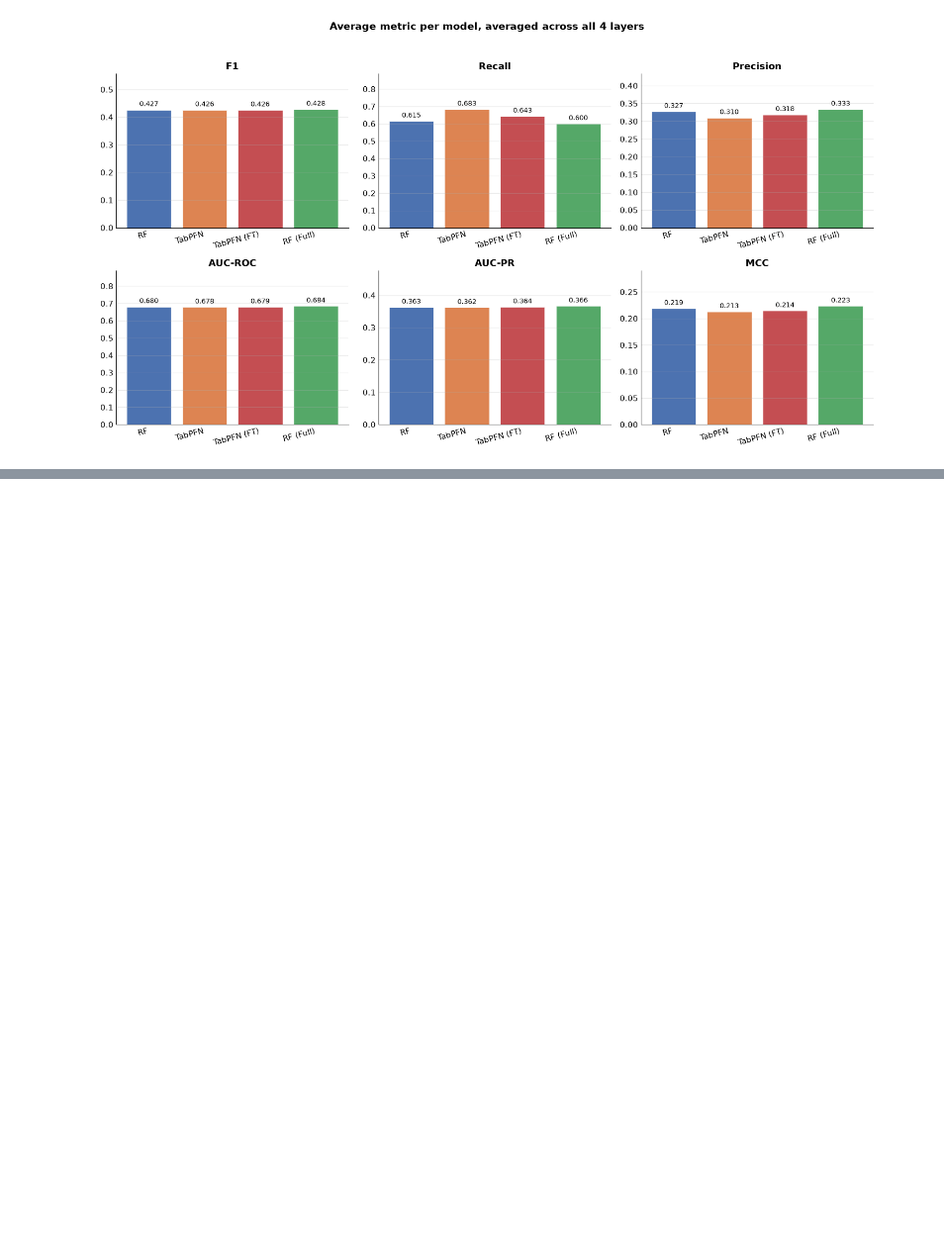
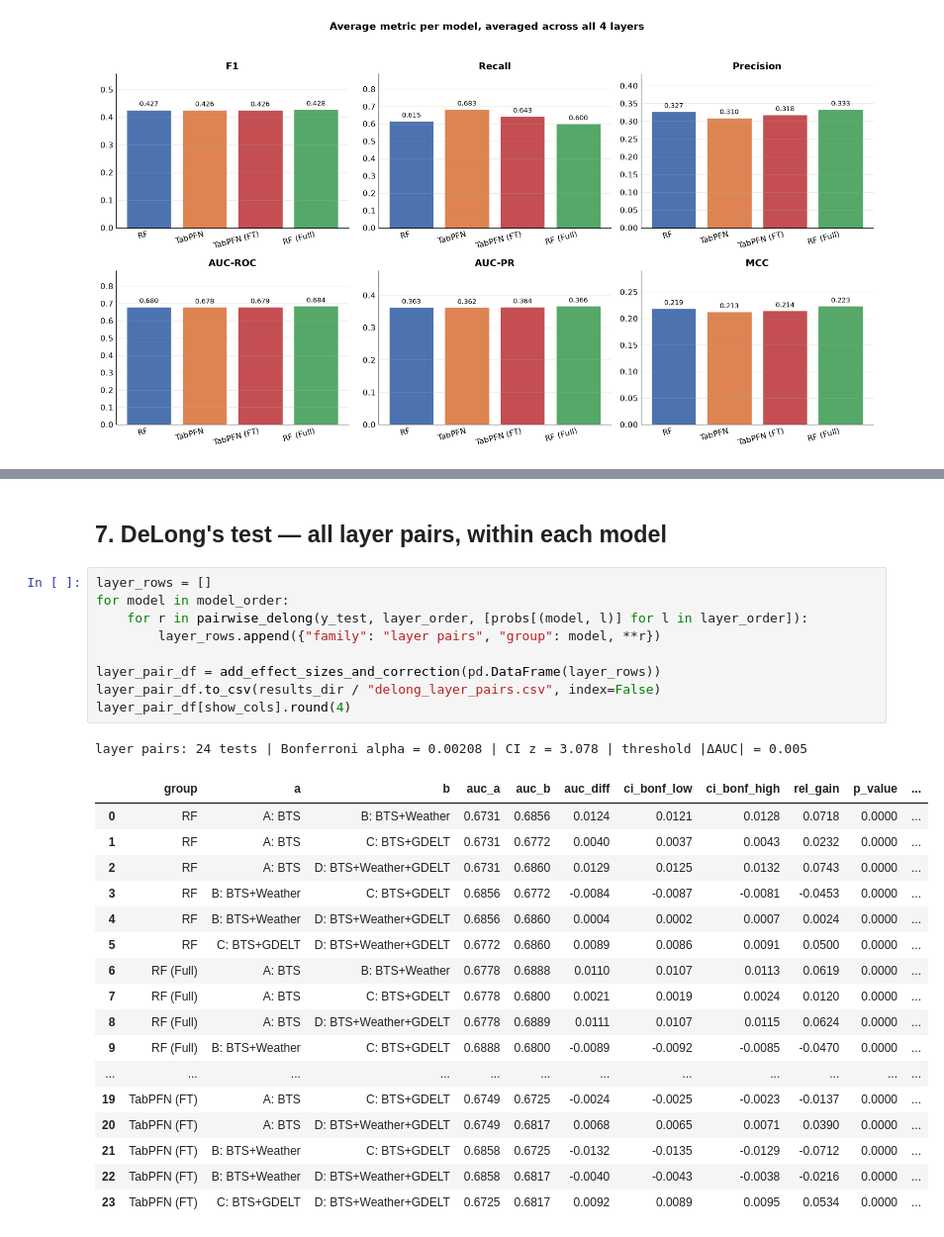
Before and after one commit to aniaand/BachelorThesisAirlineDelayPrediction, a Jupyter notebook: notebooks/results.ipynb, the cells around one changed output, grey strips where cells are left out. Shown at 99% size. Drawn from its saved outputs; the diff is of its cells as text; blank space fills up the shorter version.

```diff
--- a/notebooks/results.ipynb
+++ b/notebooks/results.ipynb
@@ -504,0 +408,30 @@ plt.show()
+# %% [markdown]
+## 7. DeLong's test — all layer pairs, within each model
+# %%
+layer_rows = []
+for model in model_order:
+    for r in pairwise_delong(y_test, layer_order, [probs[(model, l)] for l in layer_order]):
+        layer_rows.append({"family": "layer pairs", "group": model, **r})
+
+layer_pair_df = add_effect_sizes_and_correction(pd.DataFrame(layer_rows))
+layer_pair_df.to_csv(results_dir / "delong_layer_pairs.csv", index=False)
+layer_pair_df[show_cols].round(4)
+# %% [output]
+layer pairs: 24 tests | Bonferroni alpha = 0.00208 | CI z = 3.078 | threshold |ΔAUC| = 0.005
+|  | group | a | b | auc_a | auc_b | auc_diff | ci_bonf_low | ci_bonf_high | rel_gain | p_value | ... |
+| 0 | RF | A: BTS | B: BTS+Weather | 0.6731 | 0.6856 | 0.0124 | 0.0121 | 0.0128 | 0.0718 | 0.0000 | ... |
+| 1 | RF | A: BTS | C: BTS+GDELT | 0.6731 | 0.6772 | 0.0040 | 0.0037 | 0.0043 | 0.0232 | 0.0000 | ... |
+| 2 | RF | A: BTS | D: BTS+Weather+GDELT | 0.6731 | 0.6860 | 0.0129 | 0.0125 | 0.0132 | 0.0743 | 0.0000 | ... |
+| 3 | RF | B: BTS+Weather | C: BTS+GDELT | 0.6856 | 0.6772 | -0.0084 | -0.0087 | -0.0081 | -0.0453 | 0.0000 | ... |
+| 4 | RF | B: BTS+Weather | D: BTS+Weather+GDELT | 0.6856 | 0.6860 | 0.0004 | 0.0002 | 0.0007 | 0.0024 | 0.0000 | ... |
+| 5 | RF | C: BTS+GDELT | D: BTS+Weather+GDELT | 0.6772 | 0.6860 | 0.0089 | 0.0086 | 0.0091 | 0.0500 | 0.0000 | ... |
+| 6 | RF (Full) | A: BTS | B: BTS+Weather | 0.6778 | 0.6888 | 0.0110 | 0.0107 | 0.0113 | 0.0619 | 0.0000 | ... |
+| 7 | RF (Full) | A: BTS | C: BTS+GDELT | 0.6778 | 0.6800 | 0.0021 | 0.0019 | 0.0024 | 0.0120 | 0.0000 | ... |
+| 8 | RF (Full) | A: BTS | D: BTS+Weather+GDELT | 0.6778 | 0.6889 | 0.0111 | 0.0107 | 0.0115 | 0.0624 | 0.0000 | ... |
+| 9 | RF (Full) | B: BTS+Weather | C: BTS+GDELT | 0.6888 | 0.6800 | -0.0089 | -0.0092 | -0.0085 | -0.0470 | 0.0000 | ... |
+| ... | ... | ... | ... | ... | ... | ... | ... | ... | ... | ... | ... |
+| 19 | TabPFN (FT) | A: BTS | C: BTS+GDELT | 0.6749 | 0.6725 | -0.0024 | -0.0025 | -0.0023 | -0.0137 | 0.0000 | ... |
+| 20 | TabPFN (FT) | A: BTS | D: BTS+Weather+GDELT | 0.6749 | 0.6817 | 0.0068 | 0.0065 | 0.0071 | 0.0390 | 0.0000 | ... |
+| 21 | TabPFN (FT) | B: BTS+Weather | C: BTS+GDELT | 0.6858 | 0.6725 | -0.0132 | -0.0135 | -0.0129 | -0.0712 | 0.0000 | ... |
+| 22 | TabPFN (FT) | B: BTS+Weather | D: BTS+Weather+GDELT | 0.6858 | 0.6817 | -0.0040 | -0.0043 | -0.0038 | -0.0216 | 0.0000 | ... |
+| 23 | TabPFN (FT) | C: BTS+GDELT | D: BTS+Weather+GDELT | 0.6725 | 0.6817 | 0.0092 | 0.0089 | 0.0095 | 0.0534 | 0.0000 | ... |
```
Also changed, not shown: parts of 24 cells of this notebook.
